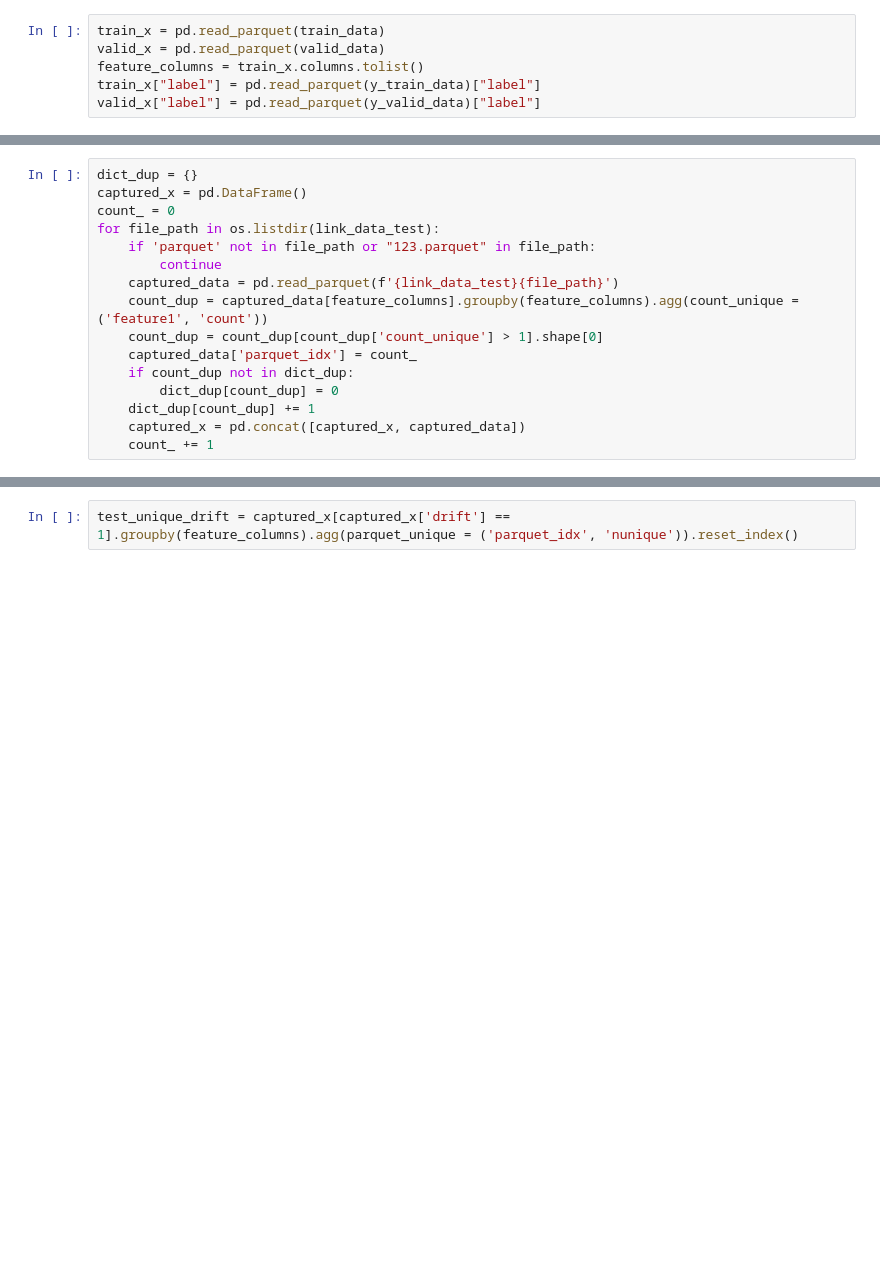
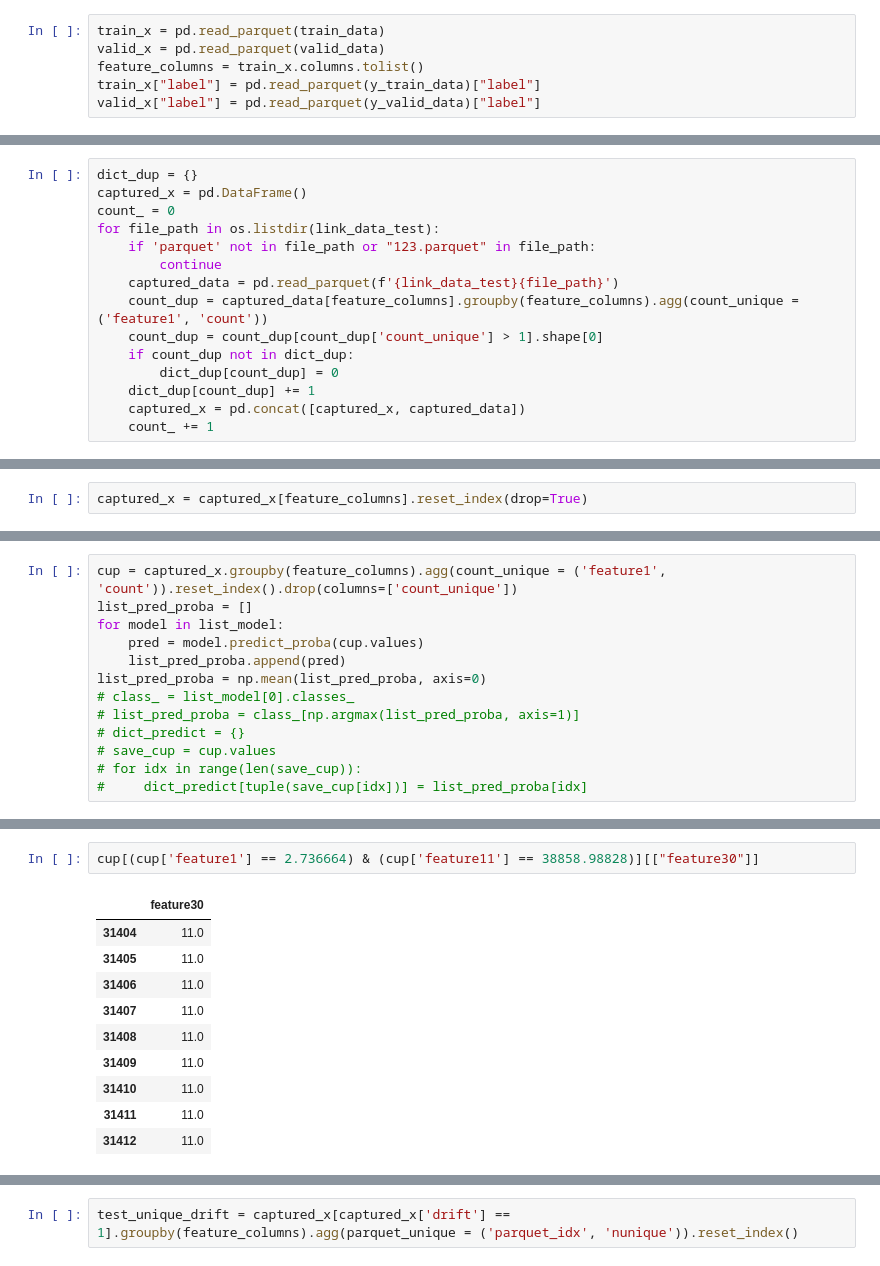
Before and after one commit to DASC-CompetitiveDS/MLOpsVN, a Jupyter notebook: src/notebooks/drift_survey.ipynb, the cells around one changed output, grey strips where cells are left out. Saved outputs shown, nothing was run; the diff lists cells and outputs as text; blank space fills up the shorter version.

```diff
--- a/src/notebooks/drift_survey.ipynb
+++ b/src/notebooks/drift_survey.ipynb
@@ -58,7 +58,6 @@ for file_path in os.listdir(link_data_test):
     captured_data = pd.read_parquet(f'{link_data_test}{file_path}')
     count_dup = captured_data[feature_columns].groupby(feature_columns).agg(count_unique = ('feature1', 'count'))
     count_dup = count_dup[count_dup['count_unique'] > 1].shape[0]
-    captured_data['parquet_idx'] = count_
     if count_dup not in dict_dup:
         dict_dup[count_dup] = 0
     dict_dup[count_dup] += 1
@@ -90,0 +66,2 @@ captured_x[captured_x['drift'] == 1]['parquet_idx'].shape
+# %%
+captured_x = captured_x[feature_columns].reset_index(drop=True)
@@ -90,0 +70,13 @@ captured_x[captured_x['drift'] == 1]['parquet_idx'].shape
+# %%
+cup = captured_x.groupby(feature_columns).agg(count_unique = ('feature1', 'count')).reset_index().drop(columns=['count_unique'])
+list_pred_proba = []
+for model in list_model:
+    pred = model.predict_proba(cup.values)
+    list_pred_proba.append(pred)
+list_pred_proba = np.mean(list_pred_proba, axis=0)
+# class_ = list_model[0].classes_
+# list_pred_proba = class_[np.argmax(list_pred_proba, axis=1)]
+# dict_predict = {}
+# save_cup = cup.values
+# for idx in range(len(save_cup)):
+#     dict_predict[tuple(save_cup[idx])] = list_pred_proba[idx]
@@ -90,0 +144,13 @@ captured_x[captured_x['drift'] == 1]['parquet_idx'].shape
+# %%
+cup[(cup['feature1'] == 2.736664) & (cup['feature11'] == 38858.98828)][["feature30"]]
+# %% [output]
+|  | feature30 |
+| 31404 | 11.0 |
+| 31405 | 11.0 |
+| 31406 | 11.0 |
+| 31407 | 11.0 |
+| 31408 | 11.0 |
+| 31409 | 11.0 |
+| 31410 | 11.0 |
+| 31411 | 11.0 |
+| 31412 | 11.0 |
```
Also changed, not shown: parts of 44 cells of this notebook, 10 other files.
